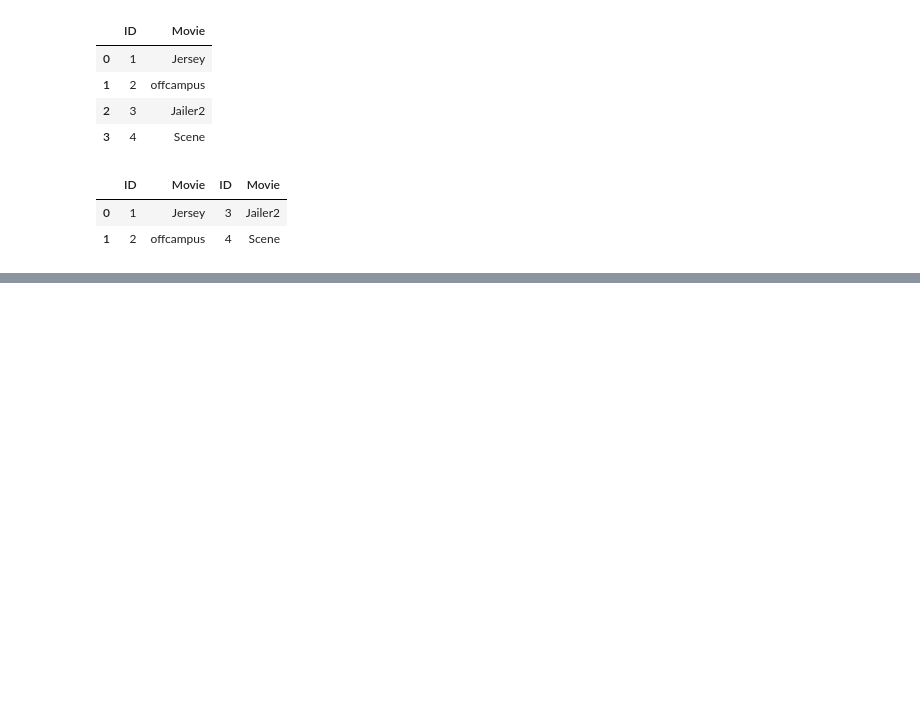
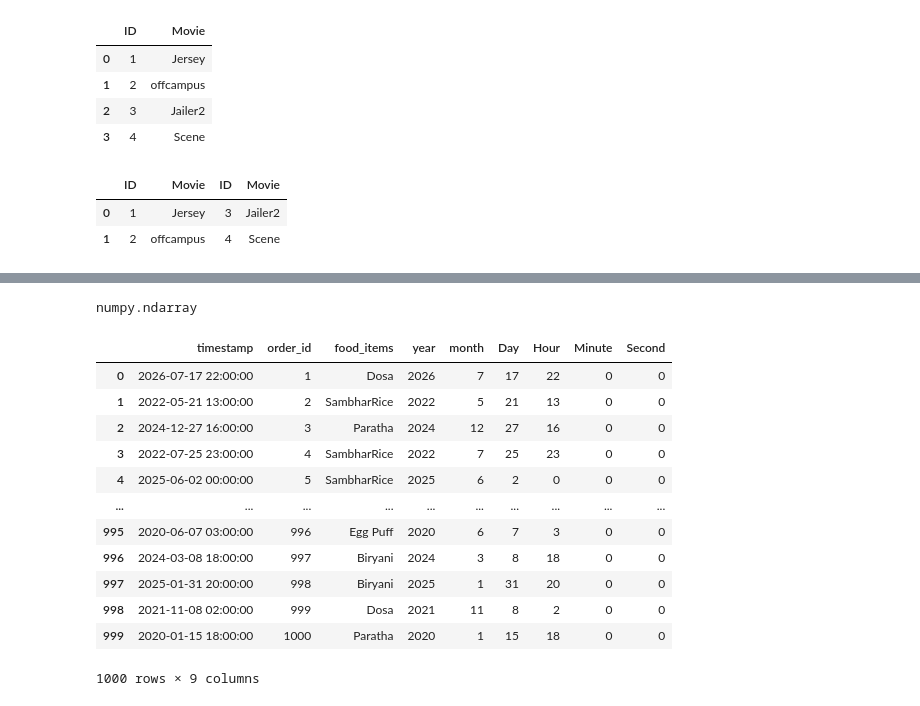
Before and after one commit to puneet-cs/DA23-Data-Analytics, a Jupyter notebook: DA23_Pandas.ipynb, the cells around one changed output, grey strips where cells are left out. Saved outputs shown, nothing was run; the diff lists cells and outputs as text; code cells hidden in the pictures; blank space fills up the shorter version.

```diff
--- a/DA23_Pandas.ipynb
+++ b/DA23_Pandas.ipynb
@@ -1742,0 +1834,43 @@ concat_df
+# %%
+# select the random date/time and build the dataframe
+
+import numpy as np
+
+# choice() function is helping to select the random 1000 data values
+random_dates = np.random.choice(time_series_data, size = 1000)
+type(random_dates)
+# %% [output]
+numpy.ndarray
+# %%
+# create dataframe with date/time column
+
+# pd.to_datetime() : used to convert numpy date/time data into Pandas date/time format
+# np.arange(1, 1001) : used to generate values from 1 to 1000
+np.random.seed(42)  # this will help to generate same random values
+df = pd.DataFrame({
+        'timestamp' : pd.to_datetime(random_dates),
+        'order_id' : np.arange(1,1001),
+        'food_items' : np.random.choice(['Biryani', 'Egg Puff', 'Paratha', 'Dosa', 'SambharRice'], size = 1000)
+})
+
+df['year'] = df['timestamp'].dt.year
+df['month'] = df['timestamp'].dt.month
+df['Day'] = df['timestamp'].dt.day
+df['Hour'] = df['timestamp'].dt.hour
+df['Minute'] = df['timestamp'].dt.minute
+df['Second'] = df['timestamp'].dt.second
+df
+# %% [output]
+|  | timestamp | order_id | food_items | year | month | Day | Hour | Minute | Second |
+| 0 | 2026-07-17 22:00:00 | 1 | Dosa | 2026 | 7 | 17 | 22 | 0 | 0 |
+| 1 | 2022-05-21 13:00:00 | 2 | SambharRice | 2022 | 5 | 21 | 13 | 0 | 0 |
+| 2 | 2024-12-27 16:00:00 | 3 | Paratha | 2024 | 12 | 27 | 16 | 0 | 0 |
+| 3 | 2022-07-25 23:00:00 | 4 | SambharRice | 2022 | 7 | 25 | 23 | 0 | 0 |
+| 4 | 2025-06-02 00:00:00 | 5 | SambharRice | 2025 | 6 | 2 | 0 | 0 | 0 |
+| ... | ... | ... | ... | ... | ... | ... | ... | ... | ... |
+| 995 | 2020-06-07 03:00:00 | 996 | Egg Puff | 2020 | 6 | 7 | 3 | 0 | 0 |
+| 996 | 2024-03-08 18:00:00 | 997 | Biryani | 2024 | 3 | 8 | 18 | 0 | 0 |
+| 997 | 2025-01-31 20:00:00 | 998 | Biryani | 2025 | 1 | 31 | 20 | 0 | 0 |
+| 998 | 2021-11-08 02:00:00 | 999 | Dosa | 2021 | 11 | 8 | 2 | 0 | 0 |
+| 999 | 2020-01-15 18:00:00 | 1000 | Paratha | 2020 | 1 | 15 | 18 | 0 | 0 |
+1000 rows × 9 columns
```
Also changed, not shown: parts of 9 cells of this notebook.
